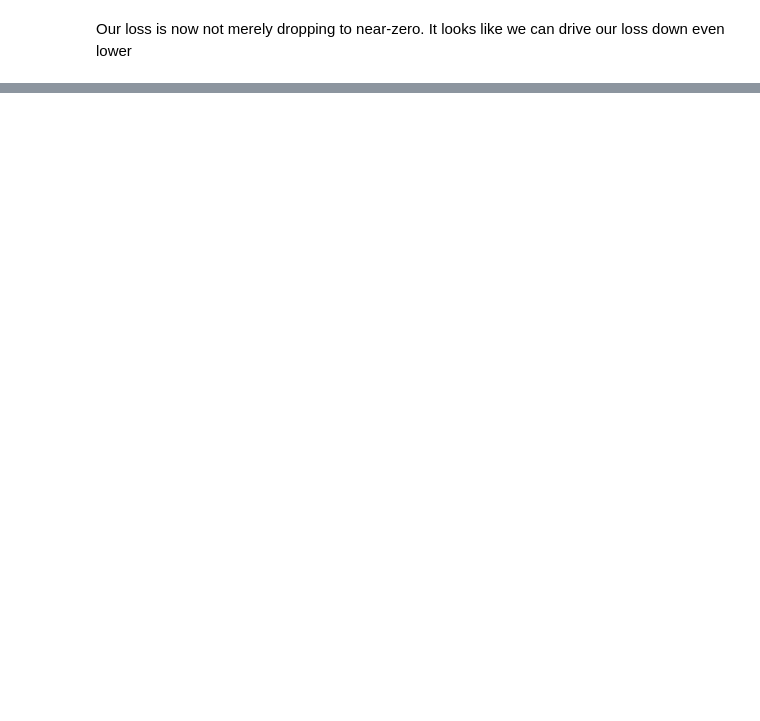
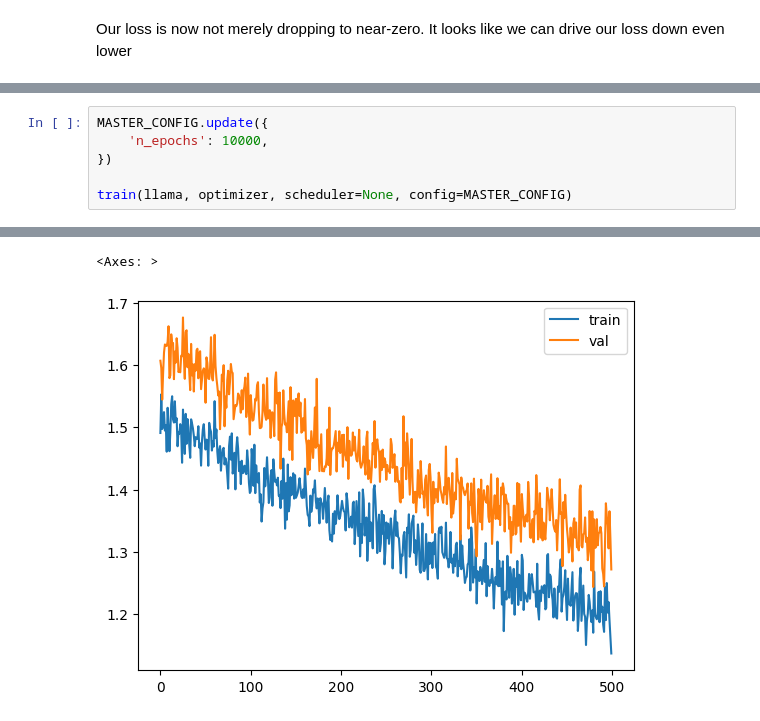
Before and after one commit to Vishal-Padia/llama-from-scratch, a Jupyter notebook: llama_from_scratch.ipynb, the cells around one changed output, grey strips where cells are left out. Drawn from its saved outputs; the diff is of its cells as text; blank space fills up the shorter version.

```diff
--- a/llama_from_scratch.ipynb
+++ b/llama_from_scratch.ipynb
@@ -767,0 +931,7 @@ validation loss:  1.9022066950798036
+# %%
+MASTER_CONFIG.update({
+    'n_epochs': 10000,
+})
+
+train(llama, optimizer, scheduler=None, config=MASTER_CONFIG)
+# %% [output]
@@ -767,0 +939,2 @@ validation loss:  1.9022066950798036
+<Axes: >
+[figure, added]
```
Also changed, not shown: parts of 28 cells of this notebook.
